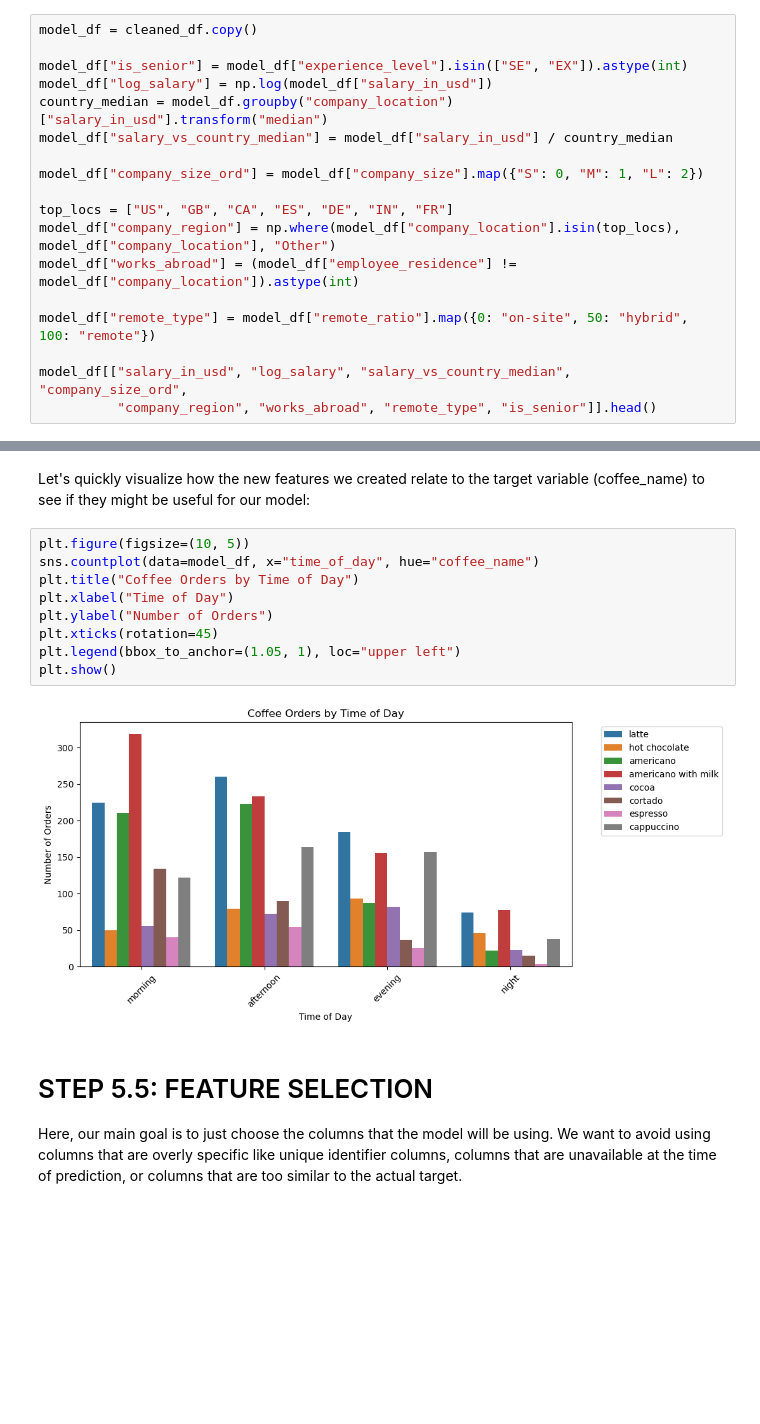
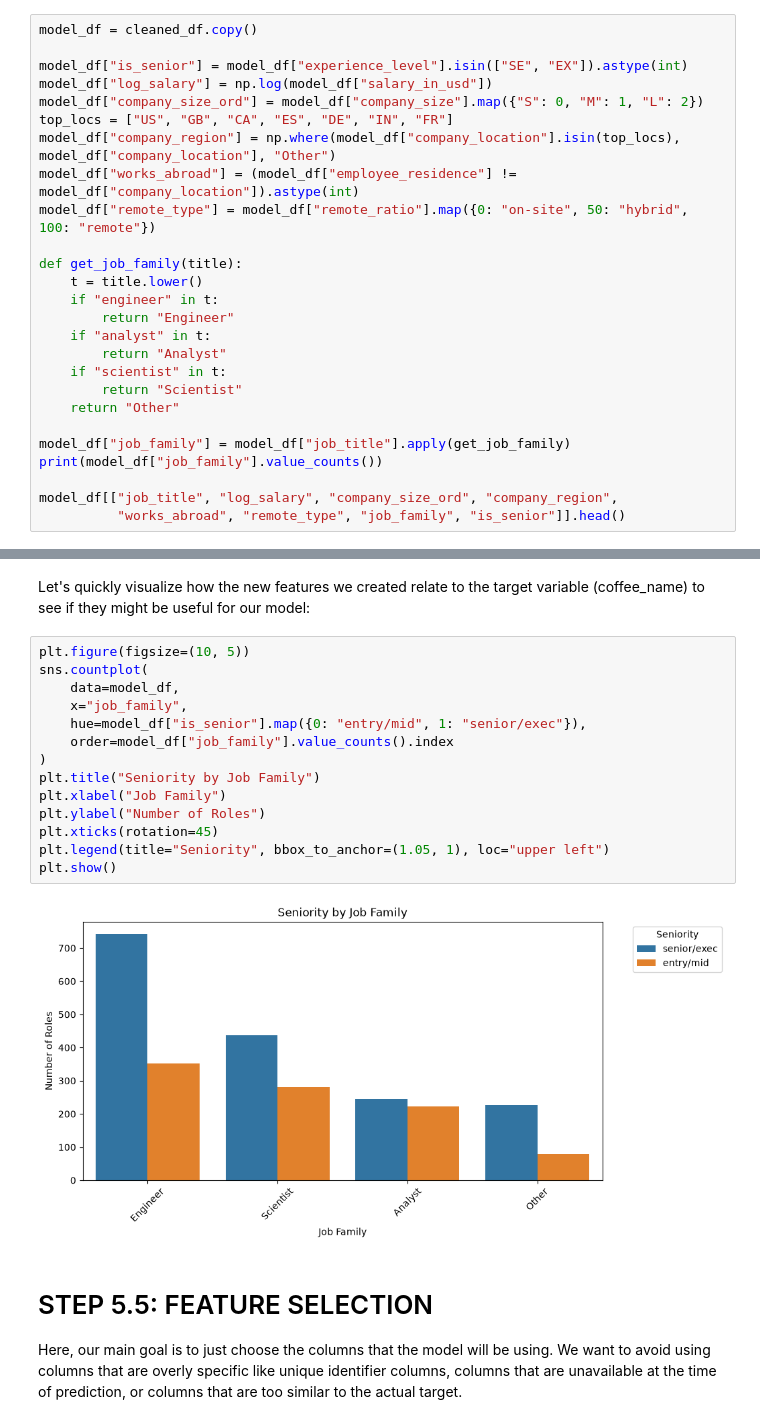
Before and after one commit to apalicepark/TCG_DSML_PRIMER, a Jupyter notebook: TCG_ML_PRIMER.ipynb, the cells around one changed output, grey strips where cells are left out. Cells and saved outputs as stored; diff of their text form; blank space fills up the shorter version.

```diff
--- a/TCG_ML_PRIMER.ipynb
+++ b/TCG_ML_PRIMER.ipynb
@@ -476,17 +476,25 @@ model_df = cleaned_df.copy()
 
 model_df["is_senior"] = model_df["experience_level"].isin(["SE", "EX"]).astype(int)
 model_df["log_salary"] = np.log(model_df["salary_in_usd"])
-country_median = model_df.groupby("company_location")["salary_in_usd"].transform("median")
-model_df["salary_vs_country_median"] = model_df["salary_in_usd"] / country_median
-
 model_df["company_size_ord"] = model_df["company_size"].map({"S": 0, "M": 1, "L": 2})
-
 top_locs = ["US", "GB", "CA", "ES", "DE", "IN", "FR"]
 model_df["company_region"] = np.where(model_df["company_location"].isin(top_locs), model_df["company_location"], "Other")
 model_df["works_abroad"] = (model_df["employee_residence"] != model_df["company_location"]).astype(int)
-
 model_df["remote_type"] = model_df["remote_ratio"].map({0: "on-site", 50: "hybrid", 100: "remote"})
 
-model_df[["salary_in_usd", "log_salary", "salary_vs_country_median", "company_size_ord",
-          "company_region", "works_abroad", "remote_type", "is_senior"]].head()
+def get_job_family(title):
+    t = title.lower()
+    if "engineer" in t:
+        return "Engineer"
+    if "analyst" in t:
+        return "Analyst"
+    if "scientist" in t:
+        return "Scientist"
+    return "Other"
+
+model_df["job_family"] = model_df["job_title"].apply(get_job_family)
+print(model_df["job_family"].value_counts())
+
+model_df[["job_title", "log_salary", "company_size_ord", "company_region",
+          "works_abroad", "remote_type", "job_family", "is_senior"]].head()
 # %% [output]
@@ -500,15 +514,20 @@ model_df[["salary_in_usd", "log_salary", "salary_vs_country_median", "company_si
 Let's quickly visualize how the new features we created relate to the target variable (coffee_name) to see if they might be useful for our model:
 # %%
 plt.figure(figsize=(10, 5))
-sns.countplot(data=model_df, x="time_of_day", hue="coffee_name")
-plt.title("Coffee Orders by Time of Day")
-plt.xlabel("Time of Day")
-plt.ylabel("Number of Orders")
+sns.countplot(
+    data=model_df,
+    x="job_family",
+    hue=model_df["is_senior"].map({0: "entry/mid", 1: "senior/exec"}),
+    order=model_df["job_family"].value_counts().index
+)
+plt.title("Seniority by Job Family")
+plt.xlabel("Job Family")
+plt.ylabel("Number of Roles")
 plt.xticks(rotation=45)
-plt.legend(bbox_to_anchor=(1.05, 1), loc="upper left")
+plt.legend(title="Seniority", bbox_to_anchor=(1.05, 1), loc="upper left")
 plt.show()
 # %% [output]
-[figure, old version]
+[figure, new version]
 # %% [markdown]
 # STEP 5.5: FEATURE SELECTION
 Here, our main goal is to just choose the columns that the model will be using. We want to avoid using columns that are overly specific like unique identifier columns, columns that are unavailable at the time of prediction, or columns that are too similar to the actual target.
```
Also changed, not shown: parts of 5 cells of this notebook.
